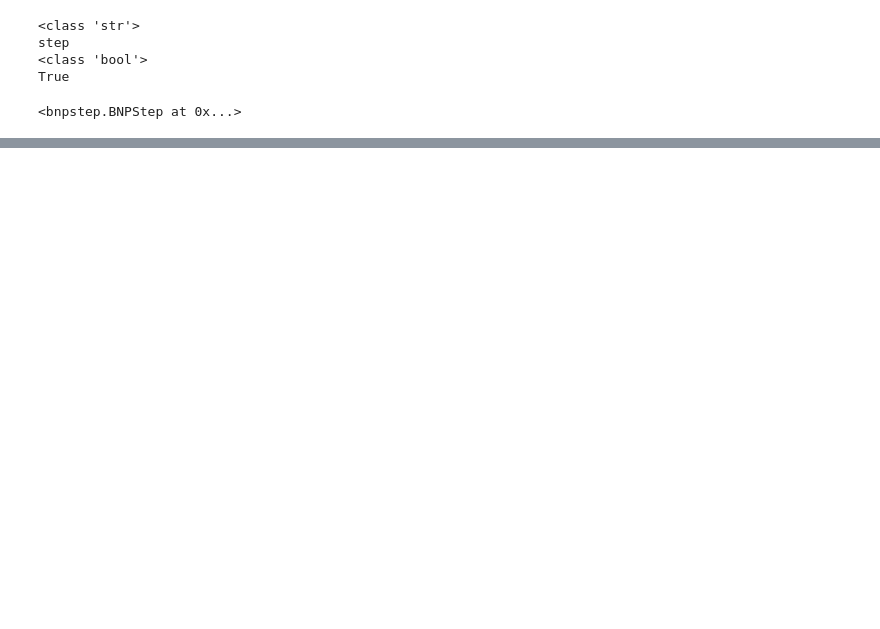
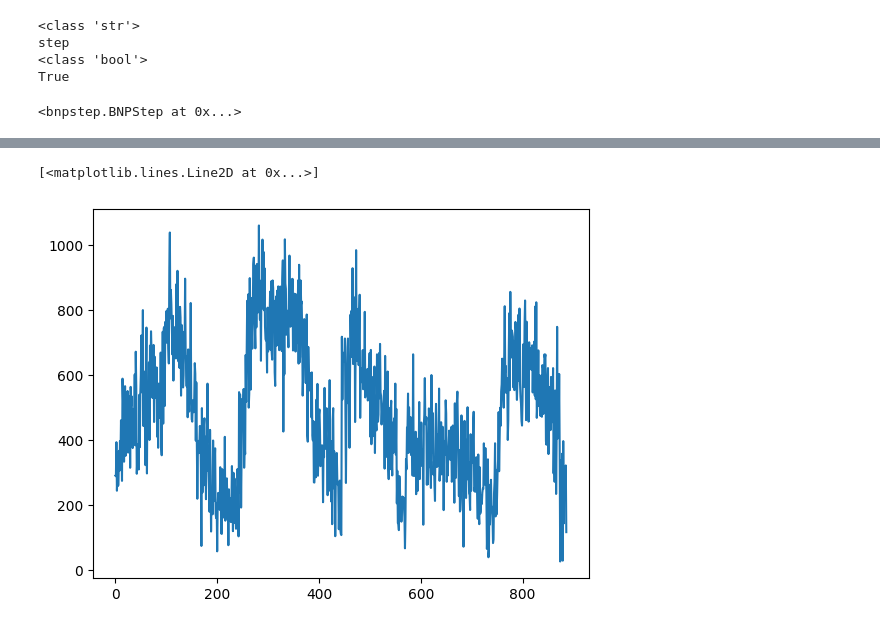
Before and after one commit to LabPresse/bnp-step, a Jupyter notebook: RunBNPStep.ipynb, the cells around one changed output, grey strips where cells are left out. Cells and saved outputs as stored; diff of their text form; code cells hidden in the pictures; blank space fills up the shorter version.

```diff
--- a/RunBNPStep.ipynb
+++ b/RunBNPStep.ipynb
@@ -86,0 +91,6 @@ array([589, 894, 866, ..., 419, 925, 315])
+# %%
+import matplotlib.pyplot as plt
+plt.plot(sampler.dataset["data"])
+# %% [output]
+[<matplotlib.lines.Line2D at 0x...>]
+[figure, added]
```
Also changed, not shown: parts of 7 cells of this notebook, 3 other files.
